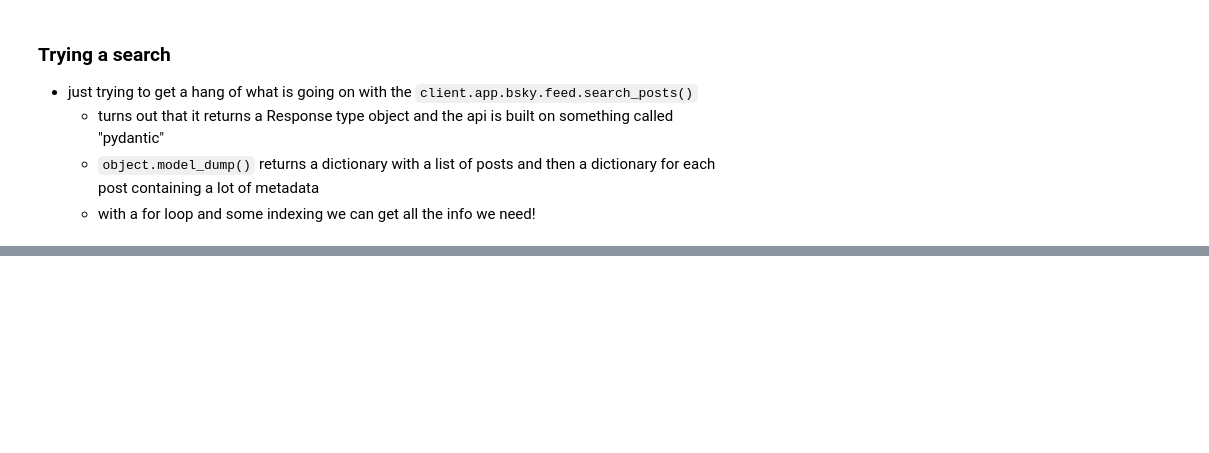
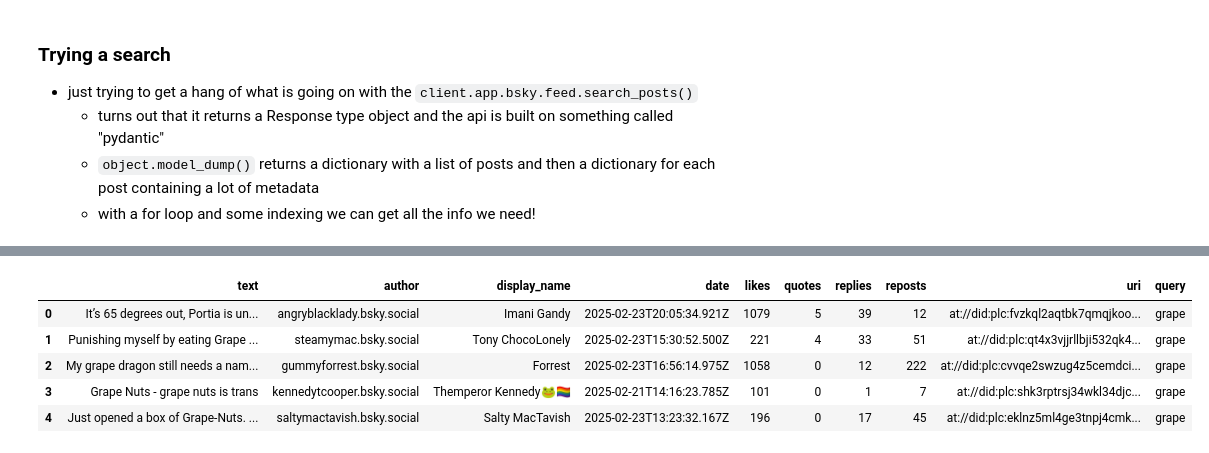
Before and after one commit to Data-Science-for-Linguists-2025/Algospeak-on-Bluesky, a Jupyter notebook: getting_bsky_data.ipynb, the cells around one changed output, grey strips where cells are left out. Cells and saved outputs as stored; diff of their text form; code cells hidden in the pictures; blank space fills up the shorter version.

```diff
--- a/getting_bsky_data.ipynb
+++ b/getting_bsky_data.ipynb
@@ -137,0 +157,11 @@ unalive_top_df
+# %%
+grape_top_df = search2df_top('grape')
+grape_top_df.head()
+# this one might be harder to find uses as algospeak
+# %% [output]
+|  | text | author | display_name | date | likes | quotes | replies | reposts | uri | query |
+| 0 | It’s 65 degrees out, Portia is un... | angryblacklady.bsky.social | Imani Gandy | 2025-02-23T20:05:34.921Z | 1079 | 5 | 39 | 12 | at://did:plc:fvzkql2aqtbk7qmqjkoo... | grape |
+| 1 | Punishing myself by eating Grape ... | steamymac.bsky.social | Tony ChocoLonely | 2025-02-23T15:30:52.500Z | 221 | 4 | 33 | 51 | at://did:plc:qt4x3vjjrllbji532qk4... | grape |
+| 2 | My grape dragon still needs a nam... | gummyforrest.bsky.social | Forrest | 2025-02-23T16:56:14.975Z | 1058 | 0 | 12 | 222 | at://did:plc:cvvqe2swzug4z5cemdci... | grape |
+| 3 | Grape Nuts - grape nuts is trans | kennedytcooper.bsky.social | Themperor Kennedy🐸🏳️‍🌈 | 2025-02-21T14:16:23.785Z | 101 | 0 | 1 | 7 | at://did:plc:shk3rptrsj34wkl34djc... | grape |
+| 4 | Just opened a box of Grape-Nuts. ... | saltymactavish.bsky.social | Salty MacTavish | 2025-02-23T13:23:32.167Z | 196 | 0 | 17 | 45 | at://did:plc:eklnz5ml4ge3tnpj4cmk... | grape |
```
Also changed, not shown: parts of 22 cells of this notebook, 1 other file.
